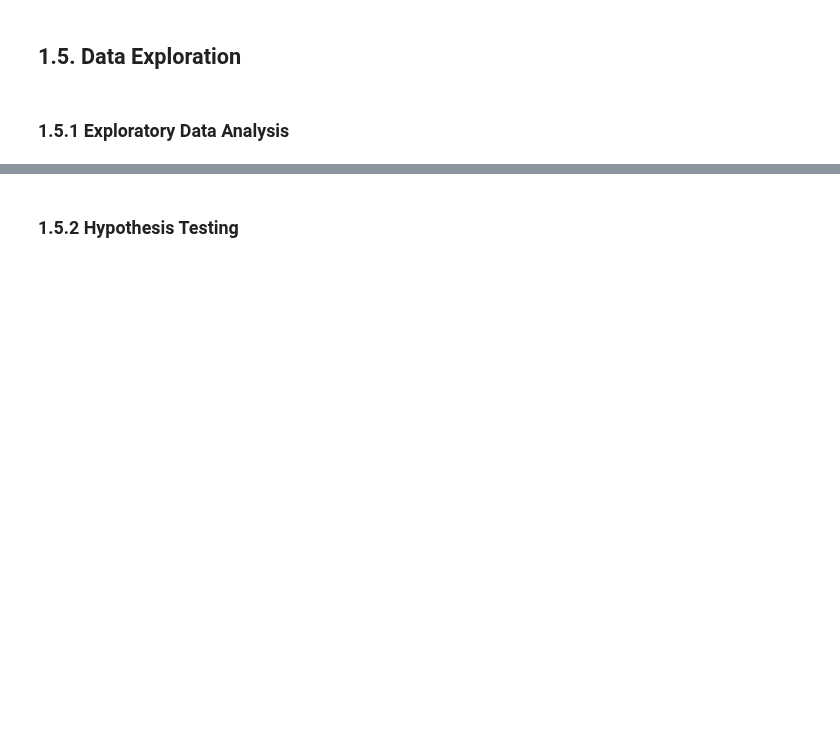
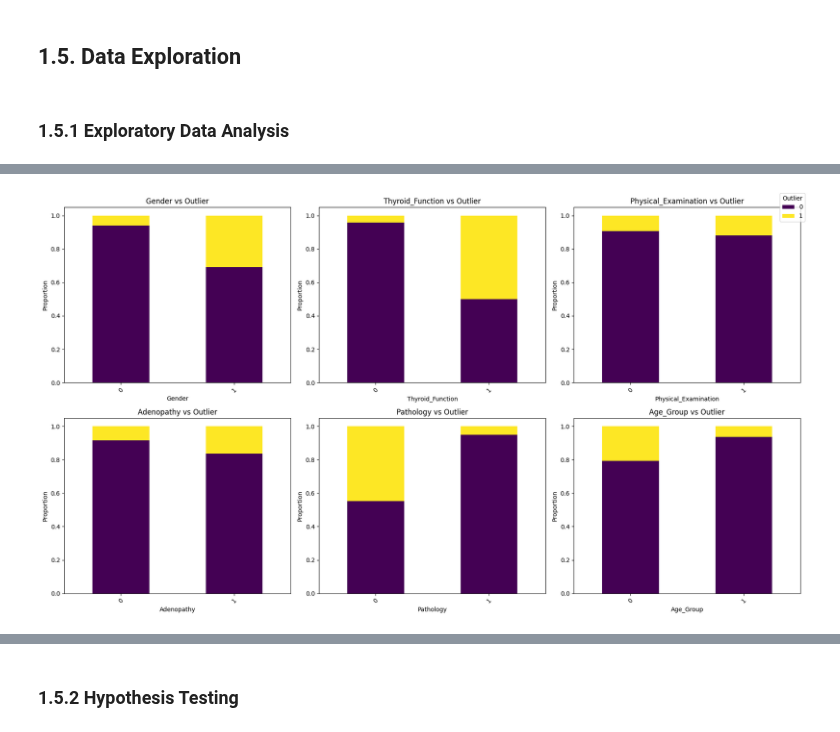
Before and after one commit to JohnPaulinePineda/Portfolio_Project_61, a Jupyter notebook: codes/DetectingAndEvaluatingAnomaliesInCategoricalDataUnderSupervisedAndUnsupervisedSettings.ipynb, the cells around one changed output, grey strips where cells are left out. Saved outputs shown, nothing was run; the diff lists cells and outputs as text; code cells hidden in the pictures; blank space fills up the shorter version.

```diff
--- a/codes/DetectingAndEvaluatingAnomaliesInCategoricalDataUnderSupervisedAndUnsupervisedSettings.ipynb
+++ b/codes/DetectingAndEvaluatingAnomaliesInCategoricalDataUnderSupervisedAndUnsupervisedSettings.ipynb
@@ -1529,0 +1646,31 @@ y_test.to_csv(os.path.join("..", DATASETS_FINAL_TEST_TARGET_PATH, "y_test.csv"),
+# %%
+##################################
+# Creating a function for
+# generating stacked bar plots showing the proportional distribution
+# of each category across the label groups
+# to visualize feature-label association
+##################################
+def stacked_bar_plot(df, label_col):
+    cat_cols = df.select_dtypes(include=['object', 'category']).columns.tolist()
+    cat_cols = [col for col in cat_cols if col != label_col]
+
+    n_plots = len(cat_cols)
+    n_cols = 3
+    n_rows = (n_plots + n_cols - 1) // n_cols
+    fig, axes = plt.subplots(n_rows, n_cols, figsize=(6 * n_cols, 5 * n_rows))
+    axes = axes.flatten()
+
+    for i, col in enumerate(cat_cols):
+        cross_tab = pd.crosstab(df[col], df[label_col], normalize='index')
+        cross_tab.plot(kind='bar', stacked=True, ax=axes[i], colormap='viridis', legend=False)
+        axes[i].set_title(f"{col} vs {label_col}")
+        axes[i].set_ylabel("Proportion")
+        axes[i].tick_params(axis='x', rotation=45)
+
+    for j in range(i + 1, len(axes)):
+        fig.delaxes(axes[j])
+
+    handles, labels = axes[0].get_legend_handles_labels()
+    fig.legend(handles, labels, title=label_col, loc='upper right')
+    plt.tight_layout()
+    plt.show()
@@ -1529,0 +1756,7 @@ y_test.to_csv(os.path.join("..", DATASETS_FINAL_TEST_TARGET_PATH, "y_test.csv"),
+# %%
+# Generating stacked bar plots showing the proportional distribution
+# of each category across the label groups
+# to visualize feature-label association
+stacked_bar_plot(thyroid_cancer_train_EDA, label_col=label_col)
+# %% [output]
+[figure, added]
```
Also changed, not shown: parts of 36 cells of this notebook, 1 other file.
